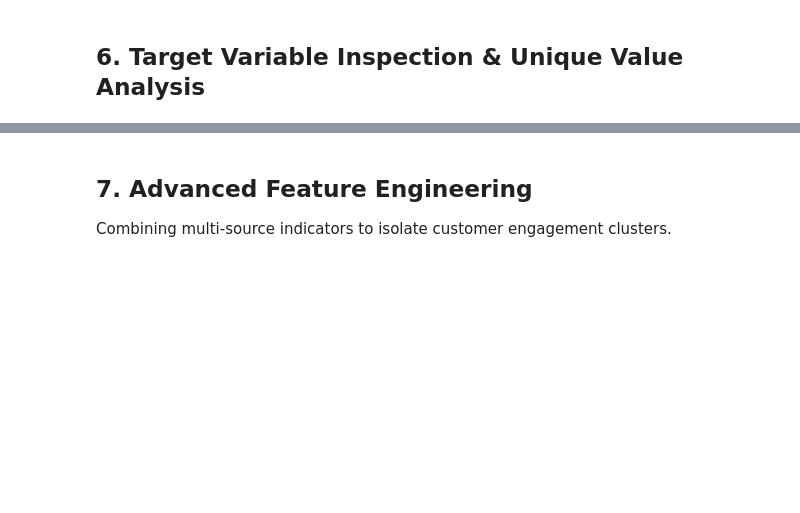
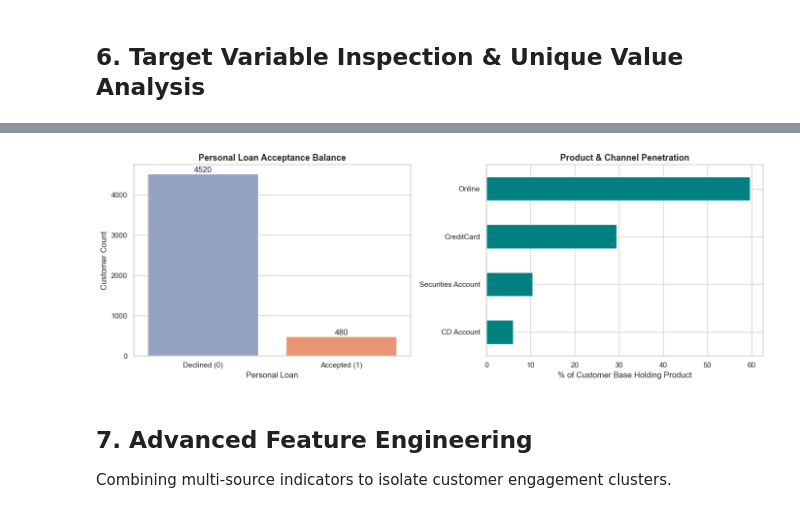
Before and after one commit to tirlotkar1704-ctrl/Predictive-Modeling-for-Personal-Loan-Acquisition, a Jupyter notebook: customer_loan_eda_modelling.ipynb, the cells around one changed output, grey strips where cells are left out. Saved outputs shown, nothing was run; the diff lists cells and outputs as text; code cells hidden in the pictures; blank space fills up the shorter version.

```diff
--- a/customer_loan_eda_modelling.ipynb
+++ b/customer_loan_eda_modelling.ipynb
@@ -187,13 +267,53 @@ plt.show()
 # %% [markdown]
 ## 6. Target Variable Inspection & Unique Value Analysis
 # %%
-# Review distinct points across feature values to capture scaling
-print("Distinct Income brackets found:", data['Income'].unique())
+# --- Cardinality sweep: separate genuinely continuous fields from binary/ordinal flags ---
+cardinality = pd.DataFrame({
+    'Distinct Values': data.nunique(),
+    'Dtype': data.dtypes.astype(str),
+})
+print("Distinct-value profile per attribute:\n")
+print(cardinality.to_string())
 
-# Evaluate distributions for portfolio accounts
-print("\nSecurities Account balance profile:")
-print(data['Securities Account'].value_counts())
+# --- Target variable inspection: Personal Loan ---
+loan_counts = data['Personal Loan'].value_counts().sort_index()
+loan_rate = data['Personal Loan'].mean()
 
-print("\nCertificate of Deposit (CD) Account split:")
-print(data['CD Account'].value_counts())
+print("\n" + "=" * 60)
+print("TARGET VARIABLE: Personal Loan")
+print("=" * 60)
+print(f"Declined / no loan (0): {loan_counts[0]:,} customers")
+print(f"Accepted loan     (1): {loan_counts[1]:,} customers")
+print(f"Overall acceptance rate: {loan_rate:.2%}")
+print(f"Class imbalance ratio  : {loan_counts[0] / loan_counts[1]:.1f} : 1")
+print("\nThis is a heavily imbalanced target — roughly 1 in 10 customers converts. Any campaign")
+print("targeting rule must therefore beat a 9.6% baseline to add real value.")
+
+# --- Behavioural / product-holding flag distributions ---
+print("\n" + "=" * 60)
+print("PRODUCT HOLDING & ENGAGEMENT FLAGS")
+print("=" * 60)
+for flag in ['Securities Account', 'CD Account', 'Online', 'CreditCard']:
+    counts = data[flag].value_counts().sort_index()
+    print(f"\n{flag}:  held by {counts.get(1, 0):,} ({data[flag].mean():.2%}), not held by {counts.get(0, 0):,}")
+
+# Visualise the target balance alongside product penetration
+fig, axes = plt.subplots(1, 2, figsize=(14, 5))
+
+sns.countplot(x='Personal Loan', hue='Personal Loan', data=data, ax=axes[0],
+              palette=['#8da0cb', '#fc8d62'], legend=False)
+axes[0].set_title('Personal Loan Acceptance Balance', fontsize=13, fontweight='bold')
+axes[0].set_xticks([0, 1])
+axes[0].set_xticklabels(['Declined (0)', 'Accepted (1)'])
+axes[0].set_ylabel('Customer Count')
+for container in axes[0].containers:
+    axes[0].bar_label(container, fmt='%d')
+
+penetration = data[['Securities Account', 'CD Account', 'Online', 'CreditCard']].mean() * 100
+penetration.sort_values().plot(kind='barh', ax=axes[1], color='teal')
+axes[1].set_title('Product & Channel Penetration', fontsize=13, fontweight='bold')
+axes[1].set_xlabel('% of Customer Base Holding Product')
+
+plt.tight_layout()
+plt.show()
 # %% [output]
@@ -217,3 +337,4 @@ Name: count, dtype: int64
+[figure, added]
 # %% [markdown]
 ## 7. Advanced Feature Engineering
 Combining multi-source indicators to isolate customer engagement clusters.
```
Also changed, not shown: parts of 31 cells of this notebook, 1 other file.
